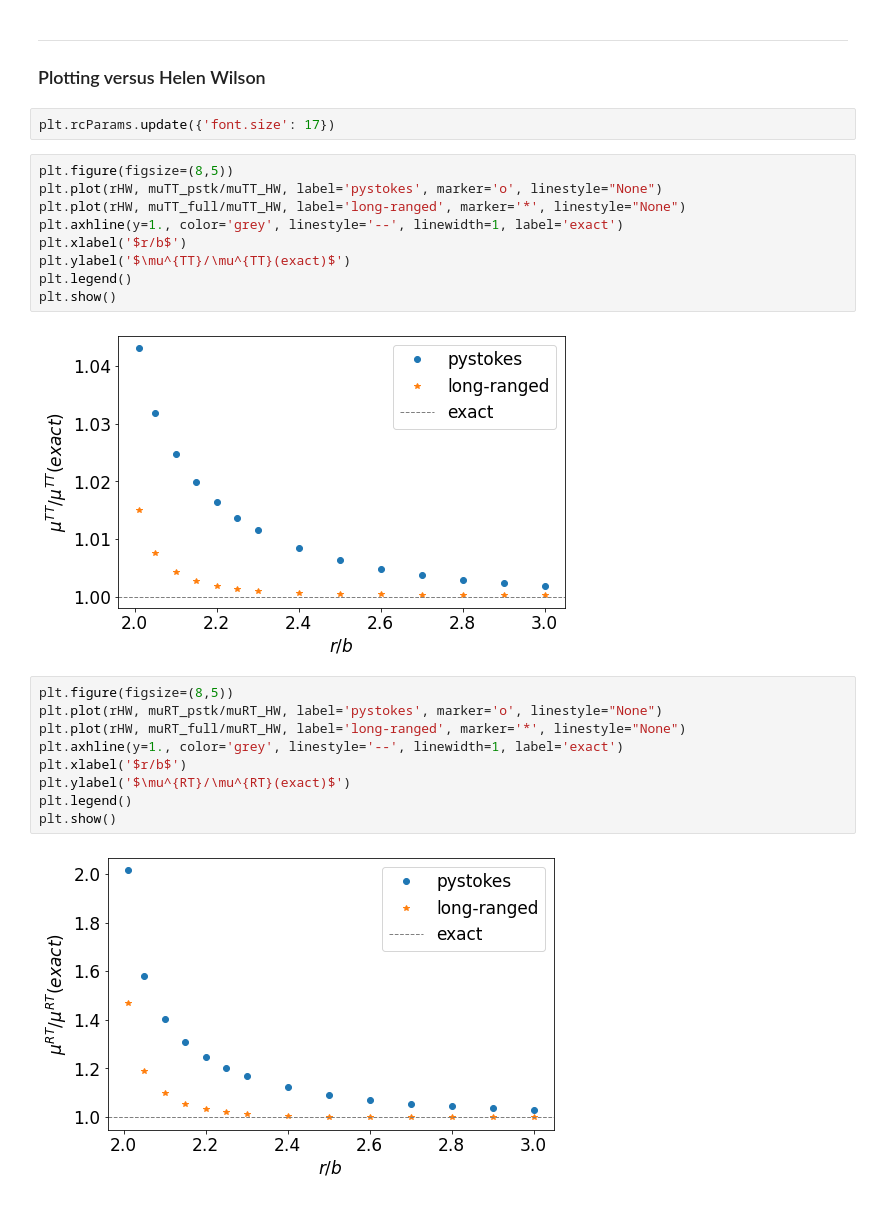
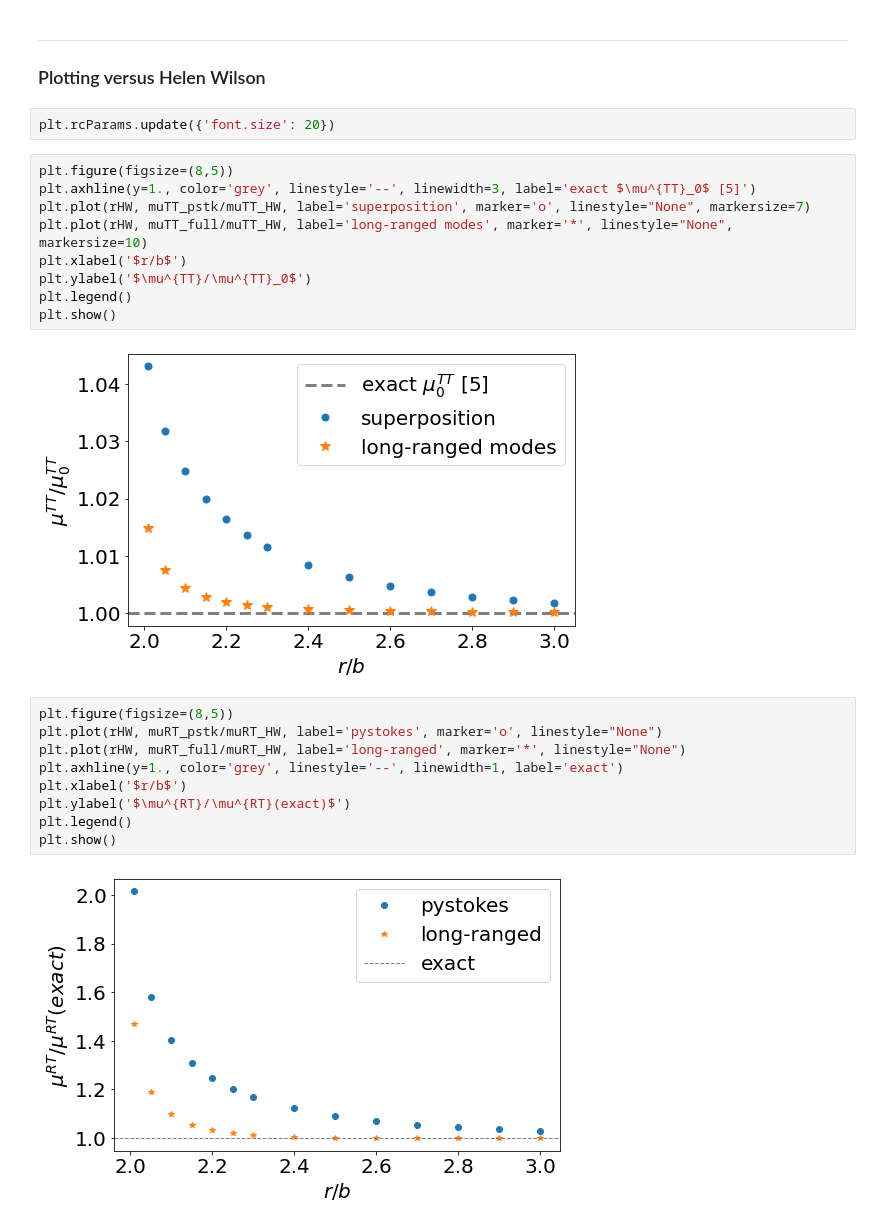
Before and after one commit to rajeshrinet/pystokes, a Jupyter notebook: examples/test-gt/fullSolver/3particlesHW-Full.ipynb, the cells around one changed output. Drawn from its saved outputs; the diff is of its cells as text.

Commit message:
figures

```diff
--- a/examples/test-gt/fullSolver/3particlesHW-Full.ipynb
+++ b/examples/test-gt/fullSolver/3particlesHW-Full.ipynb
@@ -185,18 +167,18 @@ ________
 
 ### Plotting versus Helen Wilson
 # %%
-plt.rcParams.update({'font.size': 17})
+plt.rcParams.update({'font.size': 20})
 # %%
 plt.figure(figsize=(8,5))
-plt.plot(rHW, muTT_pstk/muTT_HW, label='pystokes', marker='o', linestyle="None")
-plt.plot(rHW, muTT_full/muTT_HW, label='long-ranged', marker='*', linestyle="None")
-plt.axhline(y=1., color='grey', linestyle='--', linewidth=1, label='exact')
+plt.axhline(y=1., color='grey', linestyle='--', linewidth=3, label='exact $\mu^{TT}_0$ [5]')
+plt.plot(rHW, muTT_pstk/muTT_HW, label='superposition', marker='o', linestyle="None", markersize=7)
+plt.plot(rHW, muTT_full/muTT_HW, label='long-ranged modes', marker='*', linestyle="None", markersize=10)
 plt.xlabel('$r/b$')
-plt.ylabel('$\mu^{TT}/\mu^{TT}(exact)$')
+plt.ylabel('$\mu^{TT}/\mu^{TT}_0$')
 plt.legend()
 plt.show()
 # %% [output]
-[figure, old version]
+[figure, new version]
 # %%
 plt.figure(figsize=(8,5))
 plt.plot(rHW, muRT_pstk/muRT_HW, label='pystokes', marker='o', linestyle="None")
@@ -207,4 +189,4 @@ plt.ylabel('$\mu^{RT}/\mu^{RT}(exact)$')
 plt.legend()
 plt.show()
 # %% [output]
-[figure, old version]
+[figure, new version]
```
Also changed, not shown: parts of 3 cells of this notebook, 7 other files.
